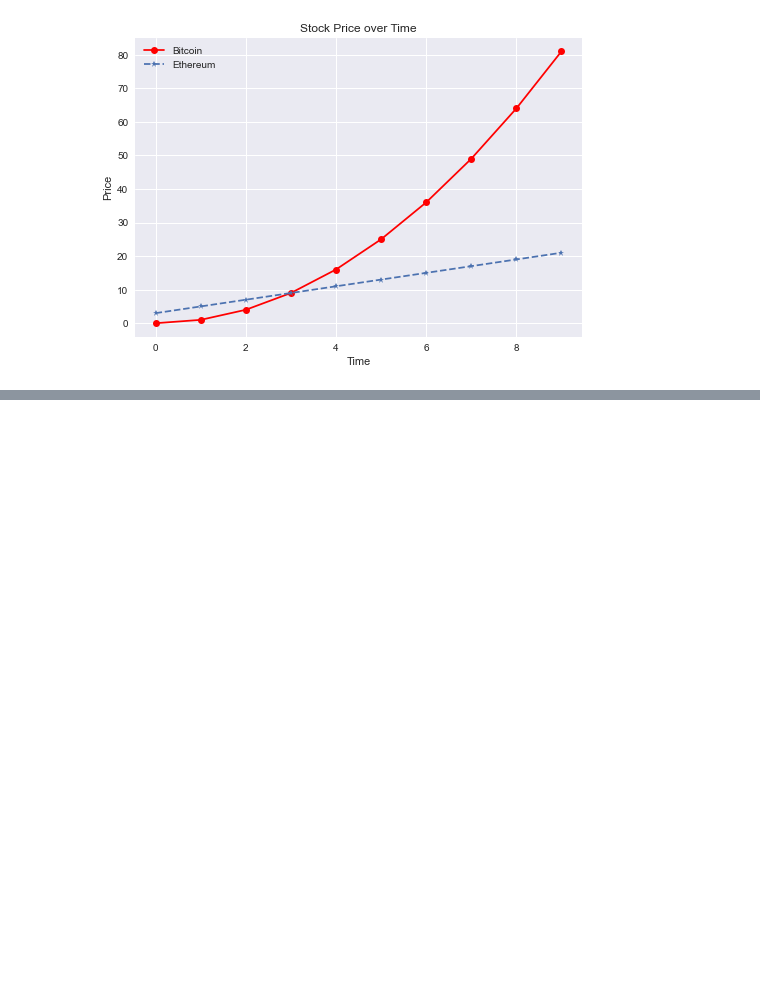
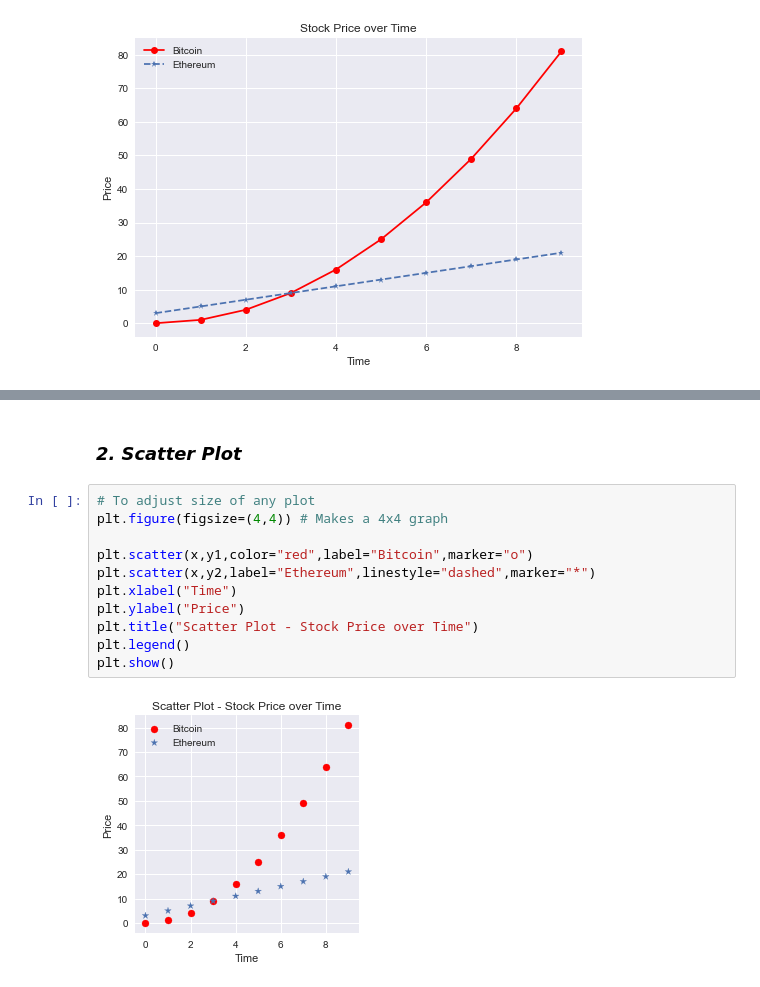
Before and after one commit to RGTechno/DataScience_Python, a Jupyter notebook: Matplotlib/plots.ipynb, the cells around one changed output, grey strips where cells are left out. Saved outputs shown, nothing was run; the diff lists cells and outputs as text; blank space fills up the shorter version.

```diff
--- a/Matplotlib/plots.ipynb
+++ b/Matplotlib/plots.ipynb
@@ -47,0 +56,15 @@ plt.show()
+# %% [markdown]
+### *2. Scatter Plot*
+# %%
+# To adjust size of any plot
+plt.figure(figsize=(4,4)) # Makes a 4x4 graph
+
+plt.scatter(x,y1,color="red",label="Bitcoin",marker="o")
+plt.scatter(x,y2,label="Ethereum",linestyle="dashed",marker="*")
+plt.xlabel("Time")
+plt.ylabel("Price")
+plt.title("Scatter Plot - Stock Price over Time")
+plt.legend()
+plt.show()
+# %% [output]
+[figure, added]
```
Also changed, not shown: parts of 3 cells of this notebook.
